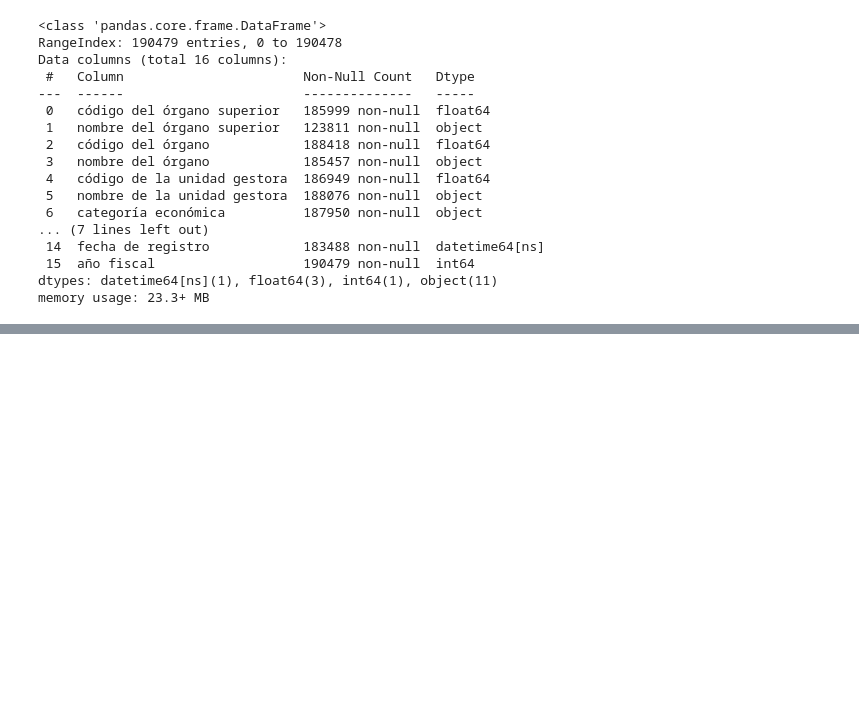
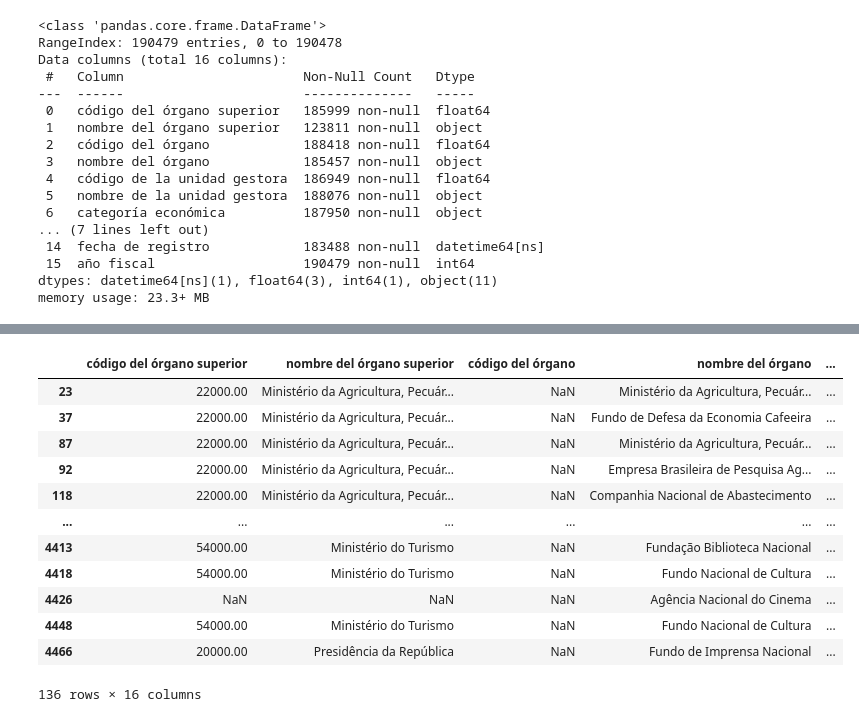
Before and after one commit to apelsito/Proyecto2-EDA-Ingresos-Brasil, a Jupyter notebook: jupyter_notebooks/01_Exploracion.ipynb, the cells around one changed output, grey strips where cells are left out. Drawn from its saved outputs; the diff is of its cells as text; code cells hidden in the pictures; blank space fills up the shorter version.

```diff
--- a/jupyter_notebooks/01_Exploracion.ipynb
+++ b/jupyter_notebooks/01_Exploracion.ipynb
@@ -84,0 +148,17 @@ for i in range(0, len(lista_codigos)):
+# %%
+condicion = df_2013["código del órgano"].isnull()
+df_2013[condicion]
+# %% [output]
+|  | código del órgano superior | nombre del órgano superior | código del órgano | nombre del órgano | ... |
+| 23 | 22000.00 | Ministério da Agricultura, Pecuár... | NaN | Ministério da Agricultura, Pecuár... | ... |
+| 37 | 22000.00 | Ministério da Agricultura, Pecuár... | NaN | Fundo de Defesa da Economia Cafeeira | ... |
+| 87 | 22000.00 | Ministério da Agricultura, Pecuár... | NaN | Ministério da Agricultura, Pecuár... | ... |
+| 92 | 22000.00 | Ministério da Agricultura, Pecuár... | NaN | Empresa Brasileira de Pesquisa Ag... | ... |
+| 118 | 22000.00 | Ministério da Agricultura, Pecuár... | NaN | Companhia Nacional de Abastecimento | ... |
+| ... | ... | ... | ... | ... | ... |
+| 4413 | 54000.00 | Ministério do Turismo | NaN | Fundação Biblioteca Nacional | ... |
+| 4418 | 54000.00 | Ministério do Turismo | NaN | Fundo Nacional de Cultura | ... |
+| 4426 | NaN | NaN | NaN | Agência Nacional do Cinema | ... |
+| 4448 | 54000.00 | Ministério do Turismo | NaN | Fundo Nacional de Cultura | ... |
+| 4466 | 20000.00 | Presidência da República | NaN | Fundo de Imprensa Nacional | ... |
+136 rows × 16 columns
```
Also changed, not shown: parts of 9 cells of this notebook, 1 other file.
